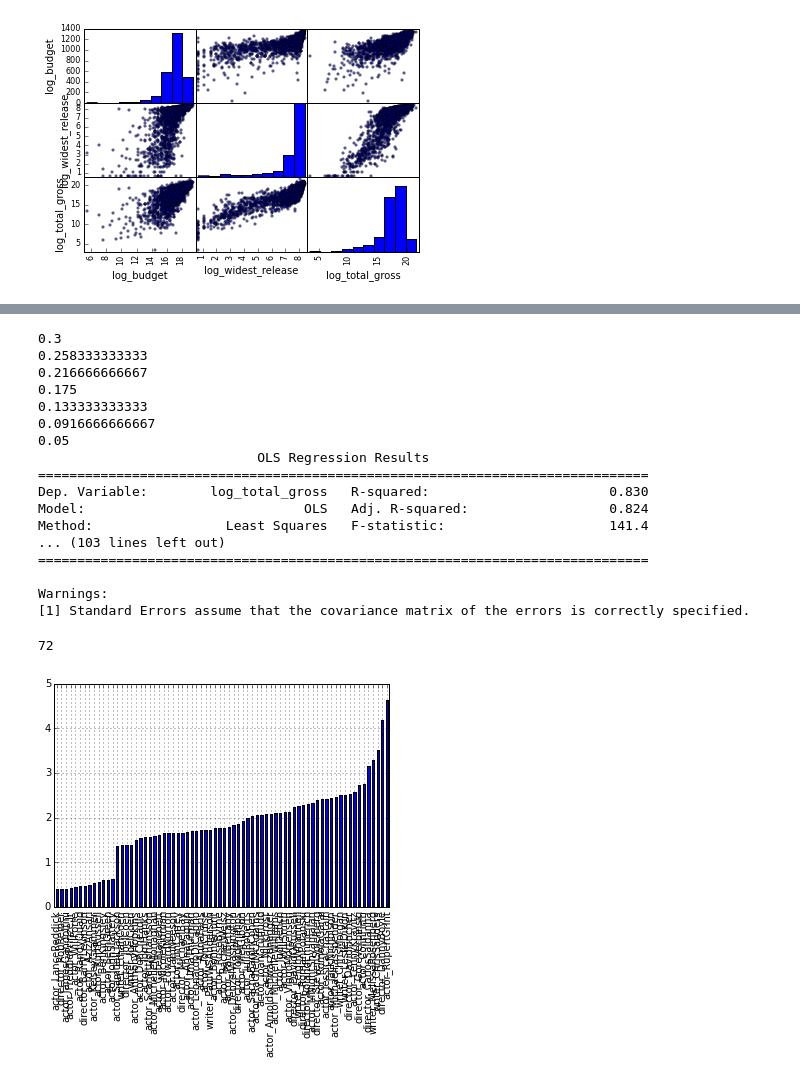
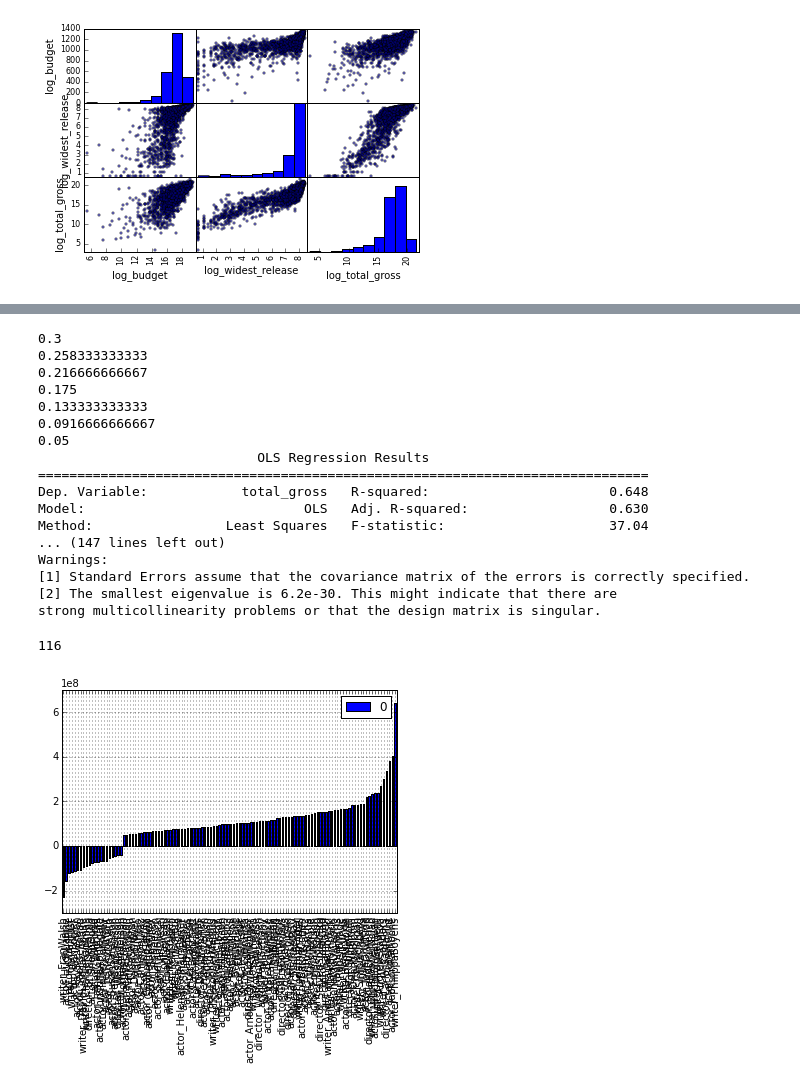
Before and after one commit to michaelmoliterno/metis-projects, a Jupyter notebook: luther/MovieAnalysis.ipynb, the cells around one changed output, grey strips where cells are left out. Cells and saved outputs as stored; diff of their text form; code cells hidden in the pictures.

```diff
--- a/luther/MovieAnalysis.ipynb
+++ b/luther/MovieAnalysis.ipynb
@@ -460,7 +456,7 @@ array([[<matplotlib.axes._subplots.AxesSubplot object at 0x...>,
 all_models = {}
 
 #initial model (cols to ALWAYS keep)
-x_cols_model = ['log_budget','log_widest_release','ones'] + model_seasons # + model_ratings
+x_cols_model = ['log_budget','log_widest_release','ones'] + model_seasons + model_ratings
 x_cols_test = model_genres
 
 # the cols we are adding are the cols to test and potentially eliminate
@@ -533,0 +596,5 @@ OLS Regression Results
+# %%
+regression_results = pd.DataFrame(zip(linmodel.fittedvalues, linmodel.resid, linmodel.resid/linmodel.fittedvalues),
+                                  columns = ['fittedval','resid','resid/fittedval'])
+movies_df = movies_df.join(regression_results)
+movies_df
@@ -533,0 +620,16 @@ OLS Regression Results
+# %%
+coefs = pd.DataFrame(linmodel.params)
+
+players = model_actors + model_directors + model_writers
+
+player_coefs = coefs.ix[players].dropna()
+player_coefs['extreme_vals'] = ''
+player_coefs["exp^coeff"] = player_coefs[0].map(lambda x: math.exp(x))
+player_coefs['player'] = player_coefs.index.map(
+                            lambda x:
+                            x.split('_')[1] +" ("+ x.split('_')[0] +")"
+                        )
+# player_coefs.sort('exp^coeff')['exp^coeff'].plot(kind='bar')
+# print len(player_coefs)
+# fig = plt.gcf()
+# plot_url = py.plot_mpl(fig, filename='scatter matrix')
@@ -535,18 +667,13 @@ OLS Regression Results
 all_models = {}
 
 #initial model (cols to ALWAYS keep)
-x_cols_model = ['log_budget','log_widest_release','ones'] + model_seasons + model_genres
-x_cols_test = model_actors + model_directors + model_writers
-
-
-
-x_cols_test.remove('writer_JoelCoen')
-x_cols_test.remove('writer_EthanCoen')
+x_cols_model = ['log_budget','log_widest_release','ones'] + model_seasons
+x_cols_test = model_genres+model_actors + model_directors + model_writers
 
 # the cols we are adding are the cols to test and potentially eliminate
 x_cols = x_cols_model + x_cols_test
 
-y = movies_df['log_total_gross']
+y = movies_df['total_gross']
 X = movies_df[x_cols]
 
 linmodel = sm.OLS(y, X).fit()
@@ -569,7 +696,7 @@ for p_val in p_val_thresholds:
 
 
     x_cols = x_cols_model+cols_to_keep
-    y = movies_df['log_total_gross']
+    y = movies_df['total_gross']
     X = movies_df[x_cols]
 
     linmodel = sm.OLS(y, X).fit()
@@ -586,22 +713,19 @@ print linmodel.summary()
 0.05
                             OLS Regression Results
 ==============================================================================
-Dep. Variable:        log_total_gross   R-squared:                       0.830
-Model:                            OLS   Adj. R-squared:                  0.824
-Method:                 Least Squares   F-statistic:                     141.4
-... (103 lines left out)
-==============================================================================
-
+Dep. Variable:            total_gross   R-squared:                       0.648
+Model:                            OLS   Adj. R-squared:                  0.630
+Method:                 Least Squares   F-statistic:                     37.04
+... (147 lines left out)
 Warnings:
 [1] Standard Errors assume that the covariance matrix of the errors is correctly specified.
+[2] The smallest eigenvalue is 6.2e-30. This might indicate that there are
+strong multicollinearity problems or that the design matrix is singular.
 # %%
 coefs = pd.DataFrame(linmodel.params)
-
-player_coefs = coefs.ix[x_cols_test].dropna()
-player_coefs["exp^coeff"] = player_coefs[0].map(lambda x: math.exp(x))
-player_coefs.sort('exp^coeff')['exp^coeff'].plot(kind='bar')
-plt.xlabel(a)
+player_coefs = coefs.ix[players].dropna()
+player_coefs.sort(0).plot(kind='bar')
 print len(player_coefs)
 # %% [output]
-72
+116
-[figure, old version]
+[figure, new version]
```
Also changed, not shown: parts of 18 cells of this notebook.
